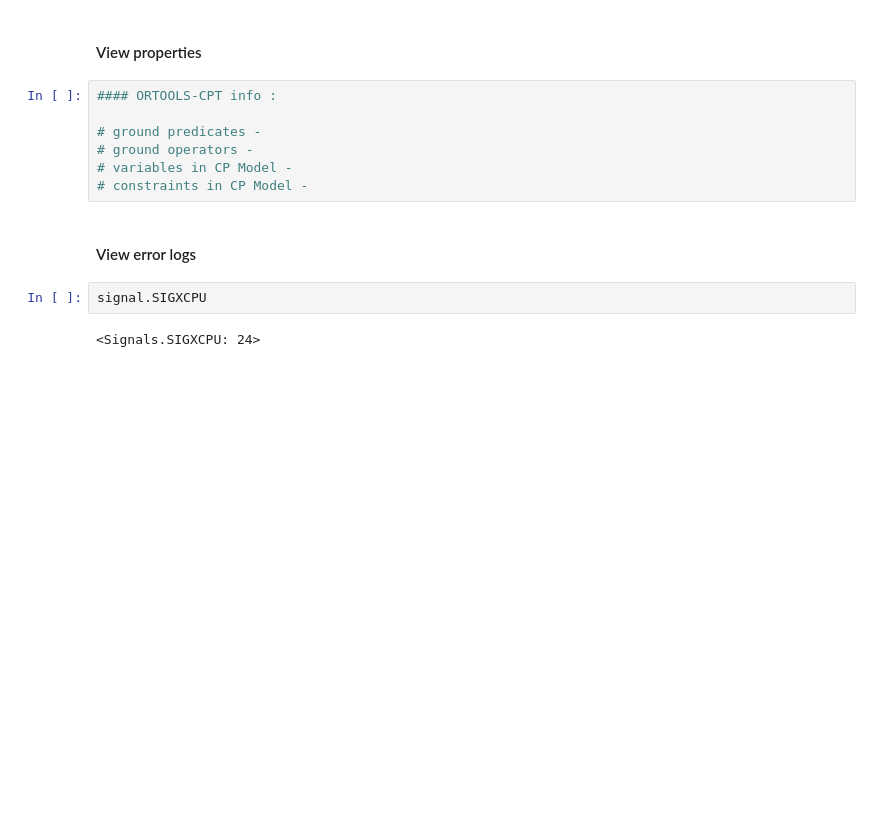
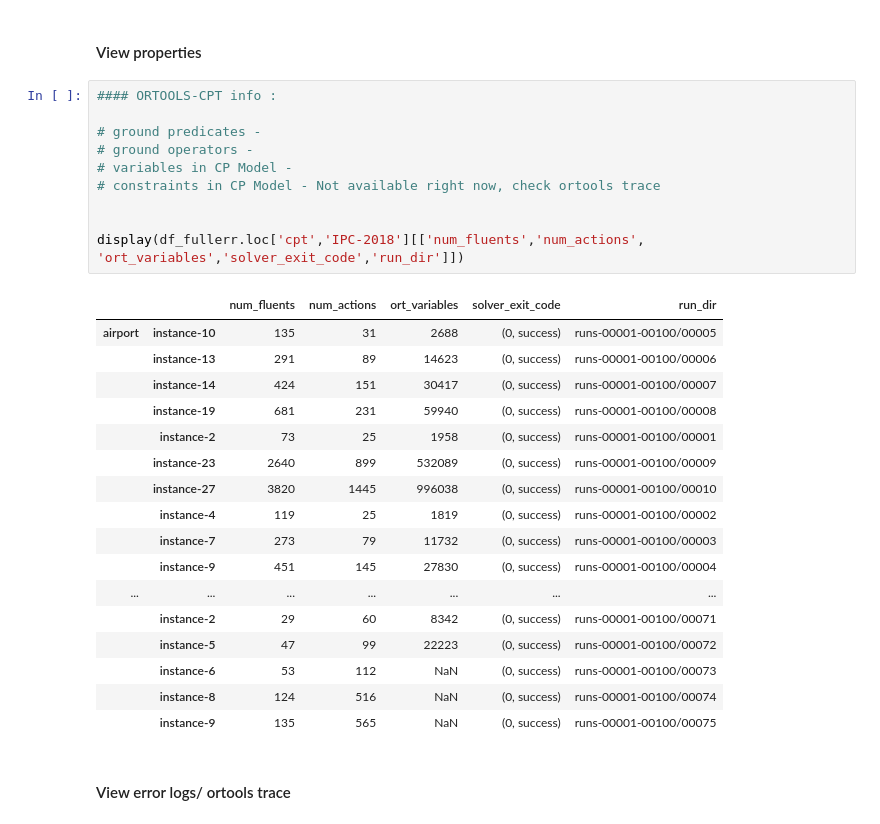
Before and after one commit to anubhav-gres/classical-domains, a Jupyter notebook: view_analyse.ipynb, the cells around one changed output. Saved outputs shown, nothing was run; the diff lists cells and outputs as text; blank space fills up the shorter version.

Commit message:
Checkpoint for 1-Apr Meeting

```diff
--- a/view_analyse.ipynb
+++ b/view_analyse.ipynb
@@ -240,13 +249,30 @@ display(df[['algorithm','run_dir','solver_exit_code', 'problem']][
 # %%
 #### ORTOOLS-CPT info :
 
 # ground predicates -
 # ground operators -
 # variables in CP Model -
-# constraints in CP Model -
+# constraints in CP Model - Not available right now, check ortools trace
+
+
+display(df_fullerr.loc['cpt','IPC-2018'][['num_fluents','num_actions', 'ort_variables','solver_exit_code','run_dir']])
+# %% [output]
+|  |  | num_fluents | num_actions | ort_variables | solver_exit_code | run_dir |
+| airport | instance-10 | 135 | 31 | 2688 | (0, success) | runs-00001-00100/00005 |
+|  | instance-13 | 291 | 89 | 14623 | (0, success) | runs-00001-00100/00006 |
+|  | instance-14 | 424 | 151 | 30417 | (0, success) | runs-00001-00100/00007 |
+|  | instance-19 | 681 | 231 | 59940 | (0, success) | runs-00001-00100/00008 |
+|  | instance-2 | 73 | 25 | 1958 | (0, success) | runs-00001-00100/00001 |
+|  | instance-23 | 2640 | 899 | 532089 | (0, success) | runs-00001-00100/00009 |
+|  | instance-27 | 3820 | 1445 | 996038 | (0, success) | runs-00001-00100/00010 |
+|  | instance-4 | 119 | 25 | 1819 | (0, success) | runs-00001-00100/00002 |
+|  | instance-7 | 273 | 79 | 11732 | (0, success) | runs-00001-00100/00003 |
+|  | instance-9 | 451 | 145 | 27830 | (0, success) | runs-00001-00100/00004 |
+| ... | ... | ... | ... | ... | ... | ... |
+|  | instance-2 | 29 | 60 | 8342 | (0, success) | runs-00001-00100/00071 |
+|  | instance-5 | 47 | 99 | 22223 | (0, success) | runs-00001-00100/00072 |
+|  | instance-6 | 53 | 112 | NaN | (0, success) | runs-00001-00100/00073 |
+|  | instance-8 | 124 | 516 | NaN | (0, success) | runs-00001-00100/00074 |
+|  | instance-9 | 135 | 565 | NaN | (0, success) | runs-00001-00100/00075 |
 # %% [markdown]
-#### View error logs
+#### View error logs/ ortools trace
-# %%
-signal.SIGXCPU
-# %% [output]
-<Signals.SIGXCPU: 24>
```
Also changed, not shown: parts of 8 cells of this notebook, 3 other files.
